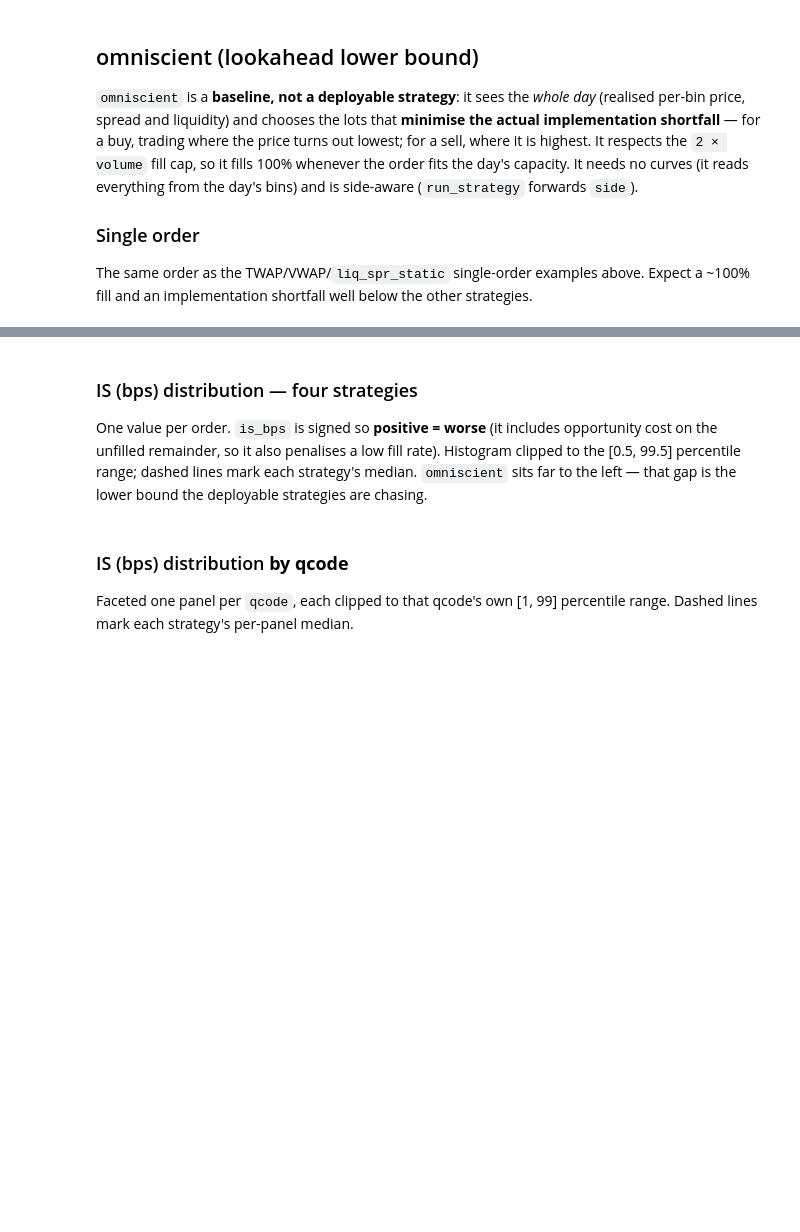
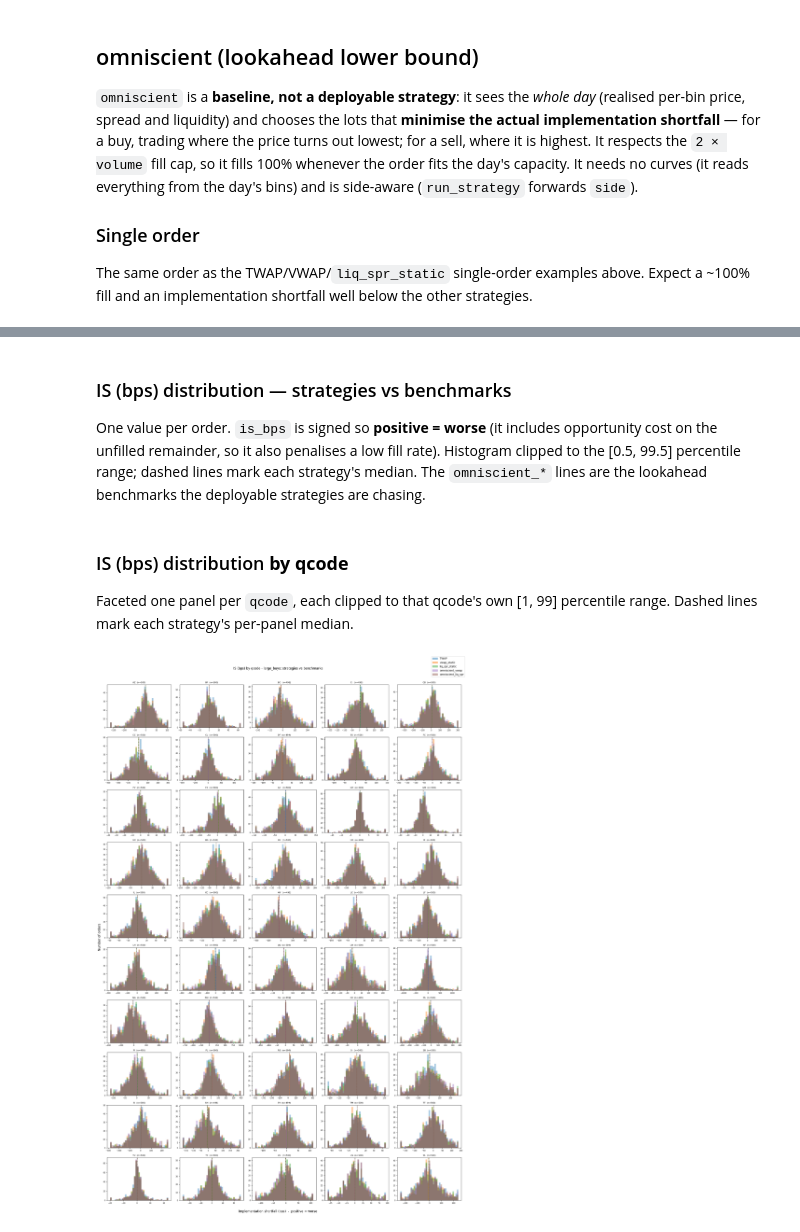
Before and after one commit to qe-internship-lwe/Individual-Project-2, a Jupyter notebook: trade_execution.ipynb, the cells around one changed output, grey strips where cells are left out. Drawn from its saved outputs; the diff is of its cells as text; code cells hidden in the pictures; blank space fills up the shorter version.

Commit message:
Include IS breakdown

```diff
--- a/trade_execution.ipynb
+++ b/trade_execution.ipynb
@@ -299,4 +306,14 @@ liqspr_fills_full = run_trade_list(full_bins, sample_orders, trade_list=BUCKET,
                                    strategy=liq_spr_static, strategy_params=params)
 liqspr_summary_full = summarise_fills(liqspr_fills_full)
 liqspr_summary_full.shape
+# %%
+# Omniscient VWAP benchmark — tracks the realised volume profile (liquidity only)
+omnivwap_fills_full = run_trade_list(full_bins, sample_orders, trade_list=BUCKET, strategy=omniscient_vwap)
+omnivwap_summary_full = summarise_fills(omnivwap_fills_full)
+omnivwap_summary_full.shape
+# %%
+# Omniscient liquidity+spread benchmark — min slippage cost on realised data, no drift
+omnilqs_fills_full = run_trade_list(full_bins, sample_orders, trade_list=BUCKET, strategy=omniscient_liq_spr)
+omnilqs_summary_full = summarise_fills(omnilqs_fills_full)
+omnilqs_summary_full.shape
 # %%
@@ -307,16 +327,18 @@ omni_summary_full.shape
 # %% [markdown]
-### IS (bps) distribution — four strategies
+### IS (bps) distribution — strategies vs benchmarks
 
-One value per order. `is_bps` is signed so **positive = worse** (it includes opportunity cost on the unfilled remainder, so it also penalises a low fill rate). Histogram clipped to the [0.5, 99.5] percentile range; dashed lines mark each strategy's median. `omniscient` sits far to the left — that gap is the lower bound the deployable strategies are chasing.
+One value per order. `is_bps` is signed so **positive = worse** (it includes opportunity cost on the unfilled remainder, so it also penalises a low fill rate). Histogram clipped to the [0.5, 99.5] percentile range; dashed lines mark each strategy's median. The `omniscient_*` lines are the lookahead benchmarks the deployable strategies are chasing.
 # %%
 import numpy as np
 import matplotlib.pyplot as plt
 
 STRATS = [
-    ("TWAP",           twap_summary_full,   "#1f77b4"),
-    ("vwap_static",    vwap_summary_full,   "#ff7f0e"),
-    ("liq_spr_static", liqspr_summary_full, "#2ca02c"),
-    ("omniscient",     omni_summary_full,   "#d62728"),
+    ("TWAP",               twap_summary_full,     "#1f77b4"),
+    ("vwap_static",        vwap_summary_full,      "#ff7f0e"),
+    ("liq_spr_static",     liqspr_summary_full,    "#2ca02c"),
+    ("omniscient_vwap",    omnivwap_summary_full,  "#9467bd"),
+    ("omniscient_liq_spr", omnilqs_summary_full,   "#8c564b"),
+    # ("omniscient",       omni_summary_full,      "#d62728"),  # full lookahead incl. DRIFT — uncomment after running its cell
 ]
 series = {name: s["is_bps"].drop_nulls().drop_nans().to_numpy() for name, s, _ in STRATS}
 
@@ -326,12 +348,12 @@ edges = np.linspace(lo, hi, 80)
 fig, ax = plt.subplots(figsize=(11, 6))
 for name, _, color in STRATS:
     a = series[name]
-    ax.hist(np.clip(a, lo, hi), bins=edges, alpha=0.45, color=color,
+    ax.hist(np.clip(a, lo, hi), bins=edges, alpha=0.40, color=color,
             label=f"{name} (n={len(a):,})  mean={a.mean():.3f}  median={np.median(a):.3f}")
     ax.axvline(np.median(a), color=color, ls="--", lw=1.5)
 ax.set_xlabel("Implementation shortfall (bps)  -  positive = worse")
 ax.set_ylabel("Number of orders")
-ax.set_title(f"IS (bps) distribution - {BUCKET} (full trade list)")
+ax.set_title(f"IS (bps) distribution - {BUCKET} (sampled): strategies vs benchmarks")
 ax.legend()
 plt.show()
 # %% [markdown]
@@ -346,35 +368,35 @@ ncols = 5
 nrows = int(np.ceil(len(qcodes) / ncols))
 
 fig, axes = plt.subplots(nrows, ncols, figsize=(ncols * 4.0, nrows * 3.0))
 axes = np.array(axes).reshape(-1)
 
 def _isvals(df, q):
     return df.filter(pl.col("qcode") == q)["is_bps"].drop_nulls().drop_nans().to_numpy()
 
 for ax, q in zip(axes, qcodes):
     arrs = [(name, _isvals(s, q), color) for name, s, color in STRATS]
     present = [a for _, a, _ in arrs if len(a)]
     both = np.concatenate(present) if present else np.array([0.0])
     lo, hi = np.percentile(both, [1, 99]) if both.size > 1 else (-1, 1)
     if lo == hi:
         lo, hi = lo - 1, hi + 1
     edges = np.linspace(lo, hi, 40)
-    title = [f"{q}"]
     for name, a, color in arrs:
         if len(a):
             ax.hist(np.clip(a, lo, hi), bins=edges, alpha=0.4, color=color)
             ax.axvline(np.median(a), color=color, ls="--", lw=1.0)
-            title.append(f"{name[:4]} med={np.median(a):.2f}")
-    ax.set_title("\n".join(title), fontsize=7)
+    ax.set_title(f"{q}  (n={len(arrs[0][1]):,})", fontsize=8)
     ax.tick_params(labelsize=7)
 
 for ax in axes[len(qcodes):]:
     ax.set_visible(False)
 
 fig.legend(handles=[Patch(color=c, alpha=0.45, label=n) for n, _, c in STRATS],
-           loc="upper right", fontsize=11)
-fig.suptitle(f"IS (bps) by qcode - {BUCKET}", fontsize=12)
+           loc="upper right", fontsize=10)
+fig.suptitle(f"IS (bps) by qcode - {BUCKET}: strategies vs benchmarks", fontsize=12)
 fig.supxlabel("Implementation shortfall (bps)  -  positive = worse")
 fig.supylabel("Number of orders")
 fig.tight_layout(rect=[0.01, 0.01, 1, 0.97])
 plt.show()
+# %% [output]
+[figure, added]
```
Also changed, not shown: parts of 7 cells of this notebook, 4 other files.
